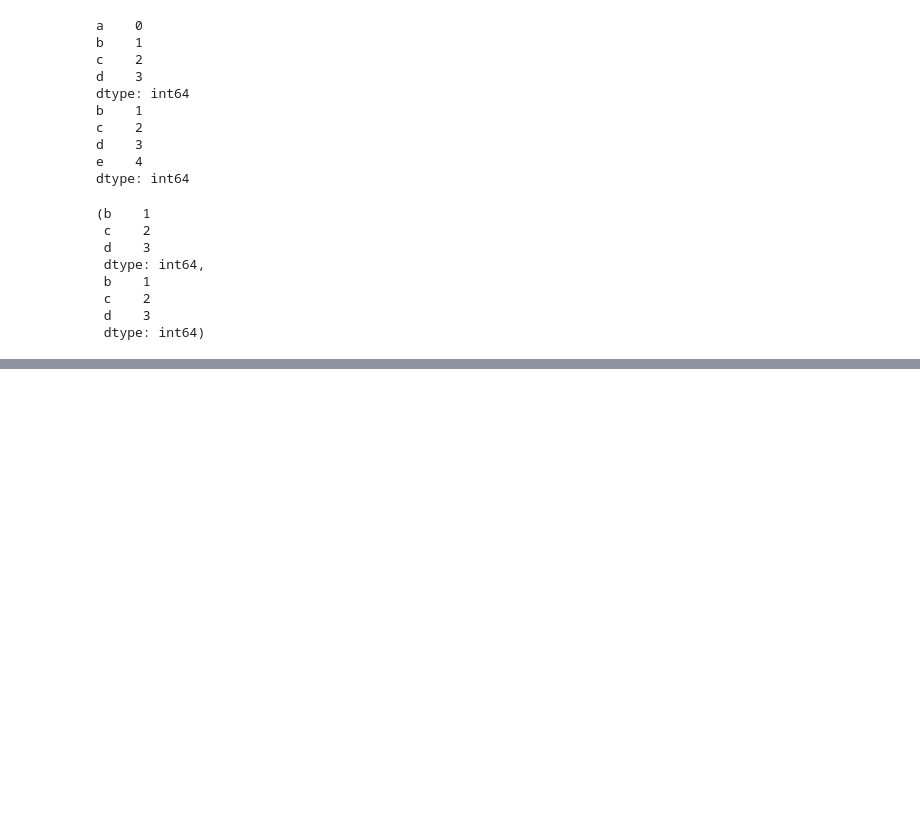
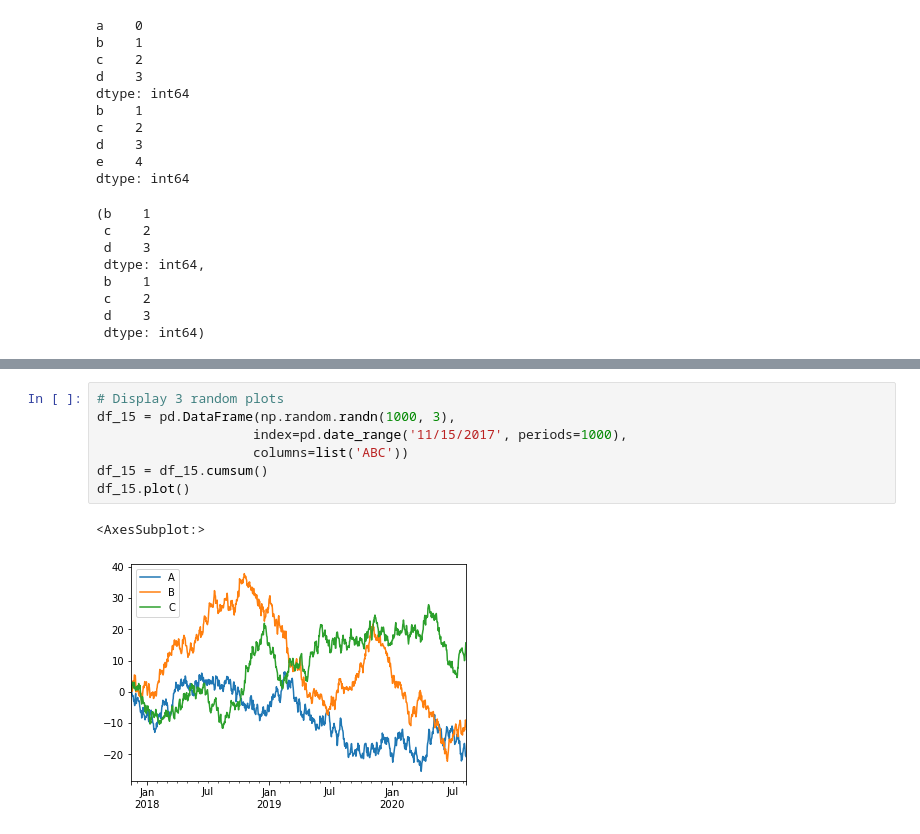
Before and after one commit to Lupercio421/udemy_python_bootcamp, a Jupyter notebook: section_46.ipynb, the cells around one changed output, grey strips where cells are left out. Drawn from its saved outputs; the diff is of its cells as text; blank space fills up the shorter version.

```diff
--- a/section_46.ipynb
+++ b/section_46.ipynb
@@ -781,0 +945,10 @@ df_6.rename(columns={'C': 'Men', 'D': 'Women', 'E': 'Pets'},
+# %%
+# Display 3 random plots
+df_15 = pd.DataFrame(np.random.randn(1000, 3),
+                    index=pd.date_range('11/15/2017', periods=1000),
+                    columns=list('ABC'))
+df_15 = df_15.cumsum()
+df_15.plot()
+# %% [output]
+<AxesSubplot:>
+[figure, added]
```
Also changed, not shown: parts of 28 cells of this notebook.
